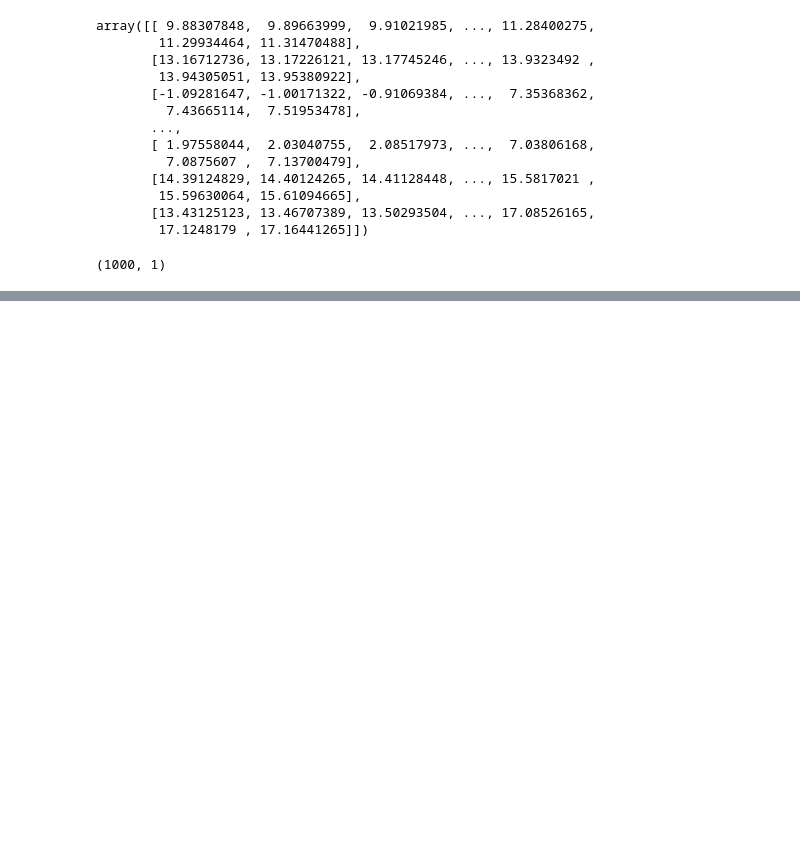
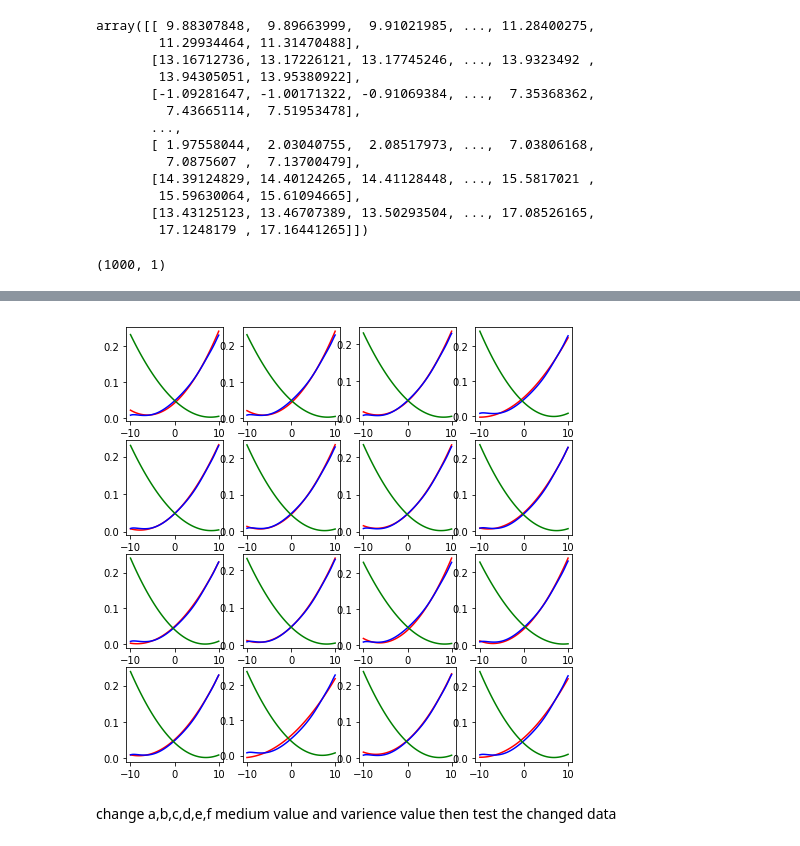
Before and after one commit to shuyuqin/497_MAT_Assignment, a Jupyter notebook: newtry.ipynb, the cells around one changed output, grey strips where cells are left out. Drawn from its saved outputs; the diff is of its cells as text; code cells hidden in the pictures; blank space fills up the shorter version.

```diff
--- a/newtry.ipynb
+++ b/newtry.ipynb
@@ -363,0 +380,2 @@ AttributeError: 'KerasClassifier' object has no attribute 'summary'
+# %%
+model = load_model('auto_test')
@@ -363,0 +386,19 @@ AttributeError: 'KerasClassifier' object has no attribute 'summary'
+# %%
+nor_y1_result = model.predict(np.atleast_3d(nor_y1))
+# %%
+f_y1 = nor_y1
+f_y2 = nor_y2
+f_fit = nor_y1_result
+fig, axs = plt.subplots(4, 4, figsize=(8, 8))
+axs.reshape(-1)
+for i in range (0,4):
+    for j in range(0,4):
+        k = np.random.randint(0, f_y1.shape[0])
+        ax = axs[i,j]
+        ax.plot(x,f_y2[k],'r-')
+        ax.plot(x,f_fit[k],'b-')
+        ax.plot(x,f_y1[k],'g-')
+# %% [output]
+[figure, added]
+# %% [markdown]
+change a,b,c,d,e,f medium value and varience value then test the changed data
```
Also changed, not shown: parts of 39 cells of this notebook.
